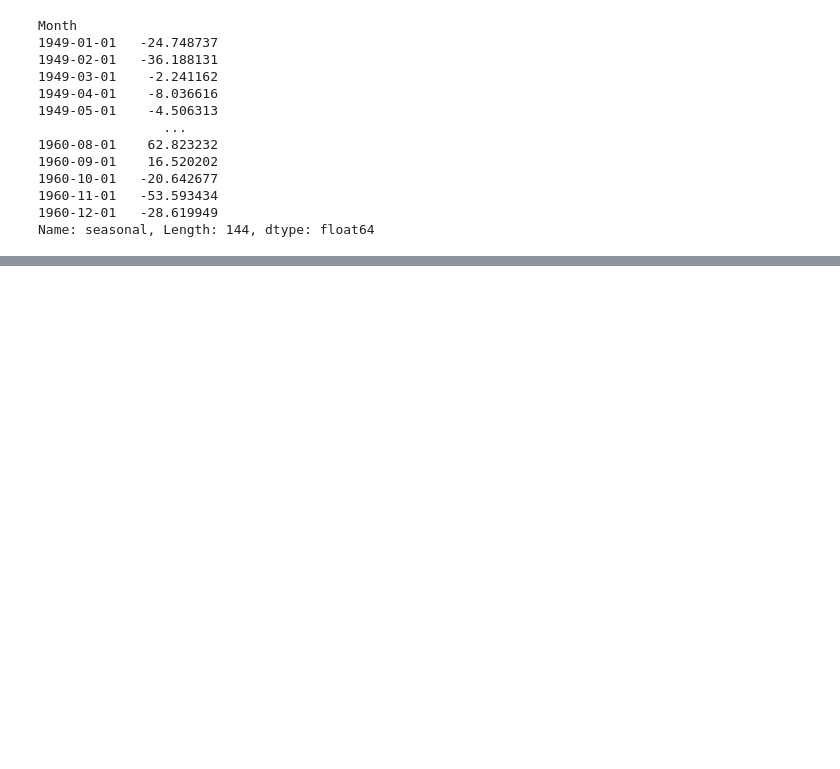
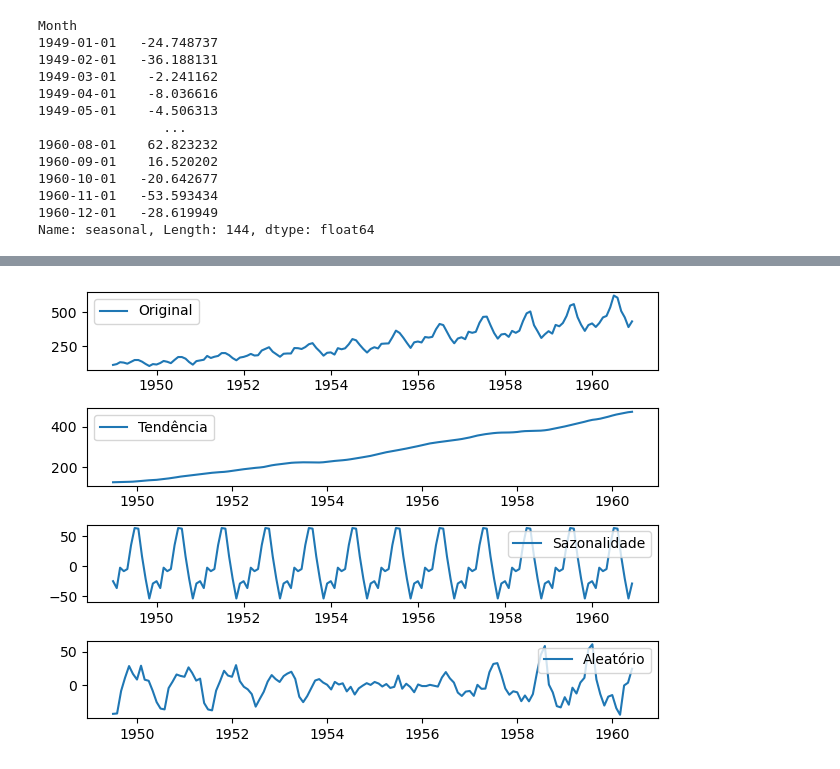
Before and after one commit to aluiziodev/DATA-SCIENCE, a Jupyter notebook: SERIES TEMPORAIS/decomp.ipynb, the cells around one changed output, grey strips where cells are left out. Drawn from its saved outputs; the diff is of its cells as text; code cells hidden in the pictures; blank space fills up the shorter version.

```diff
--- a/SERIES TEMPORAIS/decomp.ipynb
+++ b/SERIES TEMPORAIS/decomp.ipynb
@@ -69,0 +102,21 @@ Name: seasonal, Length: 144, dtype: float64
+# %%
+plt.subplot(4,1,1)
+plt.plot(ts, label='Original')
+plt.legend(loc='upper left')
+
+plt.subplot(4,1,2)
+plt.plot(tendencia, label='Tendência')
+plt.legend(loc='upper left')
+
+plt.subplot(4,1,3)
+plt.plot(sazonalidade, label='Sazonalidade')
+plt.legend(loc='upper right')
+
+plt.subplot(4,1,4)
+plt.plot(aleatorio, label='Aleatório')
+plt.legend(loc='upper right')
+
+plt.tight_layout()
+plt.show()
+# %% [output]
+[figure, added]
```
Also changed, not shown: parts of 4 cells of this notebook, 1 other file.
